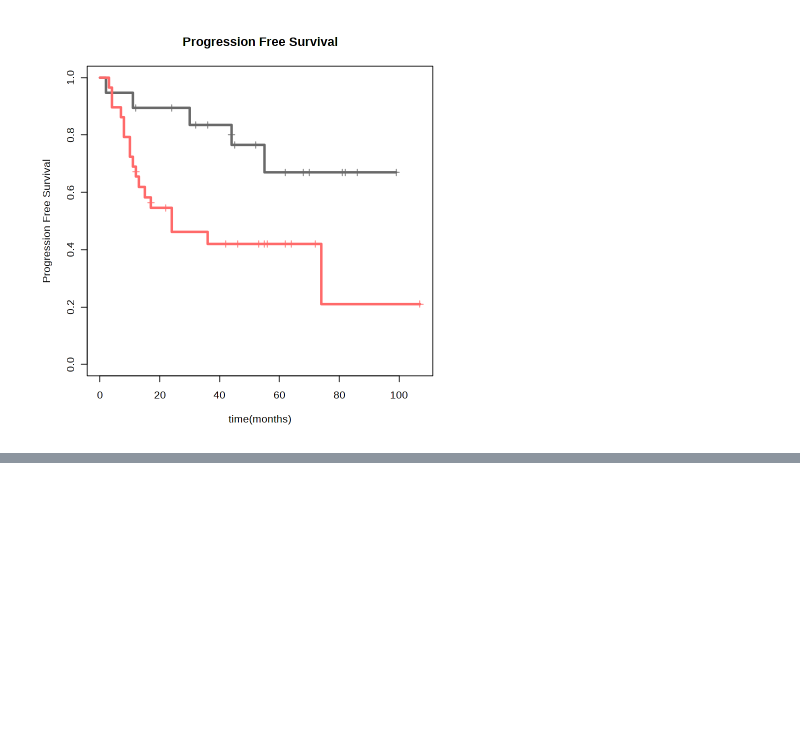
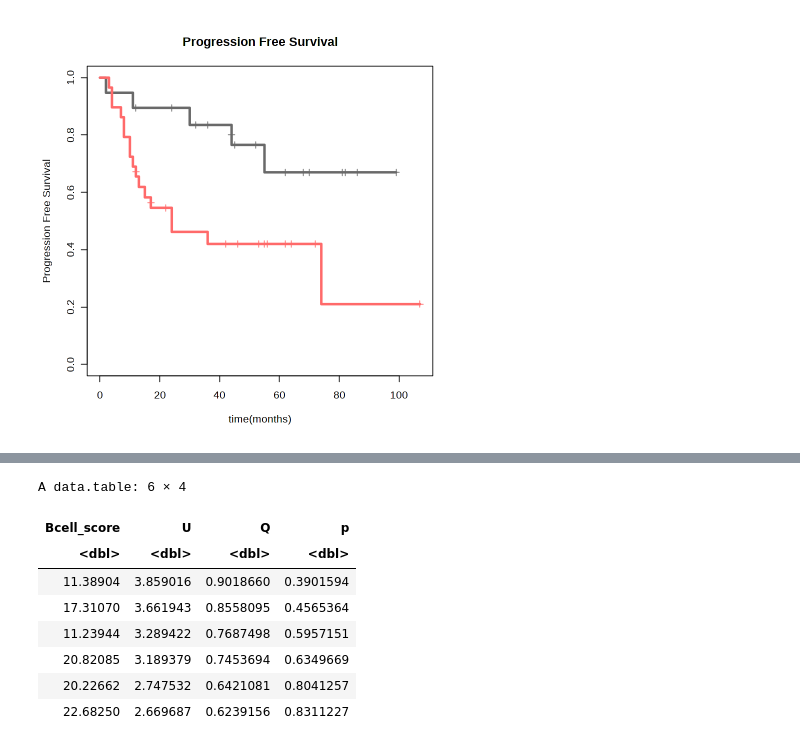
Before and after one commit to ruoyan-li/Cutaneous-T-cell-lymphoma-study, a Jupyter notebook: code/MuSiC.ipynb, the cells around one changed output, grey strips where cells are left out. Cells and saved outputs as stored; diff of their text form; code cells hidden in the pictures; blank space fills up the shorter version.

```diff
--- a/code/MuSiC.ipynb
+++ b/code/MuSiC.ipynb
@@ -357,0 +389,13 @@ Score (logrank) test = 13.52  on 6 df,   p=0.04
+# %%
+cut <- cutp(coxph(Surv(PFS_time, PFS)~Stage+Age+strata(Sex)+Bcell_score, data=data))$Bcell_score[]
+cut %>% head()
+# %% [output]
+A data.table: 6 × 4
+| Bcell_score | U | Q | p |
+| <dbl> | <dbl> | <dbl> | <dbl> |
+| 11.38904 | 3.859016 | 0.9018660 | 0.3901594 |
+| 17.31070 | 3.661943 | 0.8558095 | 0.4565364 |
+| 11.23944 | 3.289422 | 0.7687498 | 0.5957151 |
+| 20.82085 | 3.189379 | 0.7453694 | 0.6349669 |
+| 20.22662 | 2.747532 | 0.6421081 | 0.8041257 |
+| 22.68250 | 2.669687 | 0.6239156 | 0.8311227 |
```
Also changed, not shown: parts of 12 cells of this notebook.
